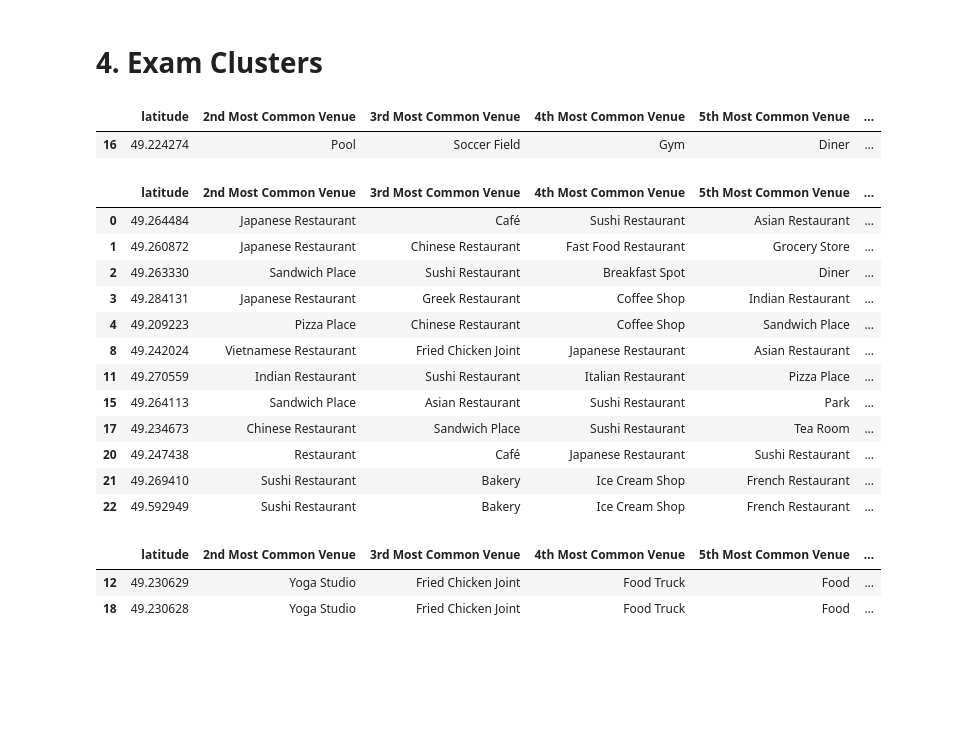
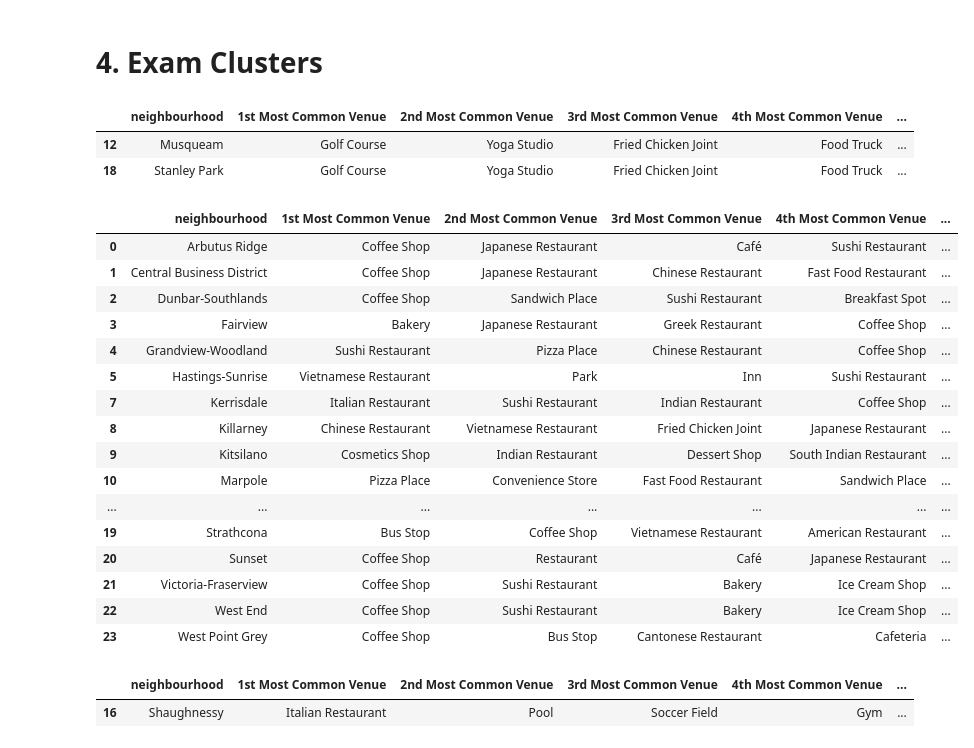
Before and after one commit to ChaoCeciliaChen/Coursera_Capstone, a Jupyter notebook: Vancouver Neighbourhoods Analysis.ipynb, the cells around one changed output. Cells and saved outputs as stored; diff of their text form; code cells hidden in the pictures; blank space fills up the shorter version.

```diff
--- a/Vancouver Neighbourhoods Analysis.ipynb
+++ b/Vancouver Neighbourhoods Analysis.ipynb
@@ -76,11 +76,11 @@ def __iter__(self): return 0
 # @hidden_cell
 # The following code accesses a file in your IBM Cloud Object Storage. It includes your credentials.
 # You might want to remove those credentials before you share your notebook.
-client_ = ibm_boto3.client(service_name='s3',
-    ibm_api_key_id='',
-    ibm_auth_endpoint="",
-    config=Config(signature_version=''),
-    endpoint_url=')
+client_cafcbf8af8b54038a59eae7ecf54fb9d = ibm_boto3.client(service_name='s3',
+    ibm_api_key_id='WLXruEHDFtGd9Tji9WPuGhpBOMxpheLXyb9JNAGblKZs',
+    ibm_auth_endpoint="https://iam.bluemix.net/oidc/token",
+    config=Config(signature_version='oauth'),
+    endpoint_url='https://s3-api.us-geo.objectstorage.service.networklayer.com')
 
 body = client_cafcbf8af8b54038a59eae7ecf54fb9d.get_object(Bucket='thebattleofneighbourhoods-donotdelete-pr-ayvxenezx65bqa',Key='crime_csv_all_years.csv')['Body']
 # add missing __iter__ method, so pandas accepts body as file-like object
@@ -610,7 +621,7 @@ neighborhoods_venues_sorted.head()
 #  3. Cluster Neighbourhoods
 # %%
 # set number of clusters
-kclusters = 10
+kclusters = 5
 
 vancouver_grouped_clustering = vancouver_grouped.drop('neighbourhood', 1)
 
@@ -618,5 +629,5 @@ vancouver_grouped_clustering = vancouver_grouped.drop('neighbourhood', 1)
 kmeans = KMeans(n_clusters=kclusters, random_state=0).fit(vancouver_grouped_clustering)
 
 # check cluster labels generated for each row in the dataframe
-kmeans.labels_[0:10]
+kmeans.labels_[0:15]
 # %% [output]
@@ -689,33 +705,37 @@ map_clusters
 #  4. Exam Clusters
 # %%
 #cluster 1
-van_nhood_merged.loc[van_nhood_merged['Cluster Labels'] == 0, van_nhood_merged.columns[[1] + list(range(5, van_nhood_merged.shape[1]))]]
+van_nhood_merged.loc[van_nhood_merged['Cluster Labels'] == 0, van_nhood_merged.columns[[0] + list(range(4, van_nhood_merged.shape[1]))]]
 # %% [output]
-|  | latitude | 2nd Most Common Venue | 3rd Most Common Venue | 4th Most Common Venue | 5th Most Common Venue | ... |
-| 16 | 49.224274 | Pool | Soccer Field | Gym | Diner | ... |
+|  | neighbourhood | 1st Most Common Venue | 2nd Most Common Venue | 3rd Most Common Venue | 4th Most Common Venue | ... |
+| 12 | Musqueam | Golf Course | Yoga Studio | Fried Chicken Joint | Food Truck | ... |
+| 18 | Stanley Park | Golf Course | Yoga Studio | Fried Chicken Joint | Food Truck | ... |
 # %%
 #cluster 2
-van_nhood_merged.loc[van_nhood_merged['Cluster Labels'] == 1, van_nhood_merged.columns[[1] + list(range(5, van_nhood_merged.shape[1]))]]
+van_nhood_merged.loc[van_nhood_merged['Cluster Labels'] == 1, van_nhood_merged.columns[[0] + list(range(4, van_nhood_merged.shape[1]))]]
 # %% [output]
-|  | latitude | 2nd Most Common Venue | 3rd Most Common Venue | 4th Most Common Venue | 5th Most Common Venue | ... |
-| 0 | 49.264484 | Japanese Restaurant | Café | Sushi Restaurant | Asian Restaurant | ... |
-| 1 | 49.260872 | Japanese Restaurant | Chinese Restaurant | Fast Food Restaurant | Grocery Store | ... |
-| 2 | 49.263330 | Sandwich Place | Sushi Restaurant | Breakfast Spot | Diner | ... |
-| 3 | 49.284131 | Japanese Restaurant | Greek Restaurant | Coffee Shop | Indian Restaurant | ... |
-| 4 | 49.209223 | Pizza Place | Chinese Restaurant | Coffee Shop | Sandwich Place | ... |
-| 8 | 49.242024 | Vietnamese Restaurant | Fried Chicken Joint | Japanese Restaurant | Asian Restaurant | ... |
-| 11 | 49.270559 | Indian Restaurant | Sushi Restaurant | Italian Restaurant | Pizza Place | ... |
-| 15 | 49.264113 | Sandwich Place | Asian Restaurant | Sushi Restaurant | Park | ... |
-| 17 | 49.234673 | Chinese Restaurant | Sandwich Place | Sushi Restaurant | Tea Room | ... |
-| 20 | 49.247438 | Restaurant | Café | Japanese Restaurant | Sushi Restaurant | ... |
-| 21 | 49.269410 | Sushi Restaurant | Bakery | Ice Cream Shop | French Restaurant | ... |
-| 22 | 49.592949 | Sushi Restaurant | Bakery | Ice Cream Shop | French Restaurant | ... |
+|  | neighbourhood | 1st Most Common Venue | 2nd Most Common Venue | 3rd Most Common Venue | 4th Most Common Venue | ... |
+| 0 | Arbutus Ridge | Coffee Shop | Japanese Restaurant | Café | Sushi Restaurant | ... |
+| 1 | Central Business District | Coffee Shop | Japanese Restaurant | Chinese Restaurant | Fast Food Restaurant | ... |
+| 2 | Dunbar-Southlands | Coffee Shop | Sandwich Place | Sushi Restaurant | Breakfast Spot | ... |
+| 3 | Fairview | Bakery | Japanese Restaurant | Greek Restaurant | Coffee Shop | ... |
+| 4 | Grandview-Woodland | Sushi Restaurant | Pizza Place | Chinese Restaurant | Coffee Shop | ... |
+| 5 | Hastings-Sunrise | Vietnamese Restaurant | Park | Inn | Sushi Restaurant | ... |
+| 7 | Kerrisdale | Italian Restaurant | Sushi Restaurant | Indian Restaurant | Coffee Shop | ... |
+| 8 | Killarney | Chinese Restaurant | Vietnamese Restaurant | Fried Chicken Joint | Japanese Restaurant | ... |
+| 9 | Kitsilano | Cosmetics Shop | Indian Restaurant | Dessert Shop | South Indian Restaurant | ... |
+| 10 | Marpole | Pizza Place | Convenience Store | Fast Food Restaurant | Sandwich Place | ... |
+| ... | ... | ... | ... | ... | ... | ... |
+| 19 | Strathcona | Bus Stop | Coffee Shop | Vietnamese Restaurant | American Restaurant | ... |
+| 20 | Sunset | Coffee Shop | Restaurant | Café | Japanese Restaurant | ... |
+| 21 | Victoria-Fraserview | Coffee Shop | Sushi Restaurant | Bakery | Ice Cream Shop | ... |
+| 22 | West End | Coffee Shop | Sushi Restaurant | Bakery | Ice Cream Shop | ... |
+| 23 | West Point Grey | Coffee Shop | Bus Stop | Cantonese Restaurant | Cafeteria | ... |
 # %%
 #cluster 3
-van_nhood_merged.loc[van_nhood_merged['Cluster Labels'] == 2, van_nhood_merged.columns[[1] + list(range(5, van_nhood_merged.shape[1]))]]
+van_nhood_merged.loc[van_nhood_merged['Cluster Labels'] == 2, van_nhood_merged.columns[[0] + list(range(4, van_nhood_merged.shape[1]))]]
 # %% [output]
-|  | latitude | 2nd Most Common Venue | 3rd Most Common Venue | 4th Most Common Venue | 5th Most Common Venue | ... |
-| 12 | 49.230629 | Yoga Studio | Fried Chicken Joint | Food Truck | Food | ... |
-| 18 | 49.230628 | Yoga Studio | Fried Chicken Joint | Food Truck | Food | ... |
+|  | neighbourhood | 1st Most Common Venue | 2nd Most Common Venue | 3rd Most Common Venue | 4th Most Common Venue | ... |
+| 16 | Shaughnessy | Italian Restaurant | Pool | Soccer Field | Gym | ... |
 # %%
 #cluster 4
```
Also changed, not shown: parts of 10 cells of this notebook.
